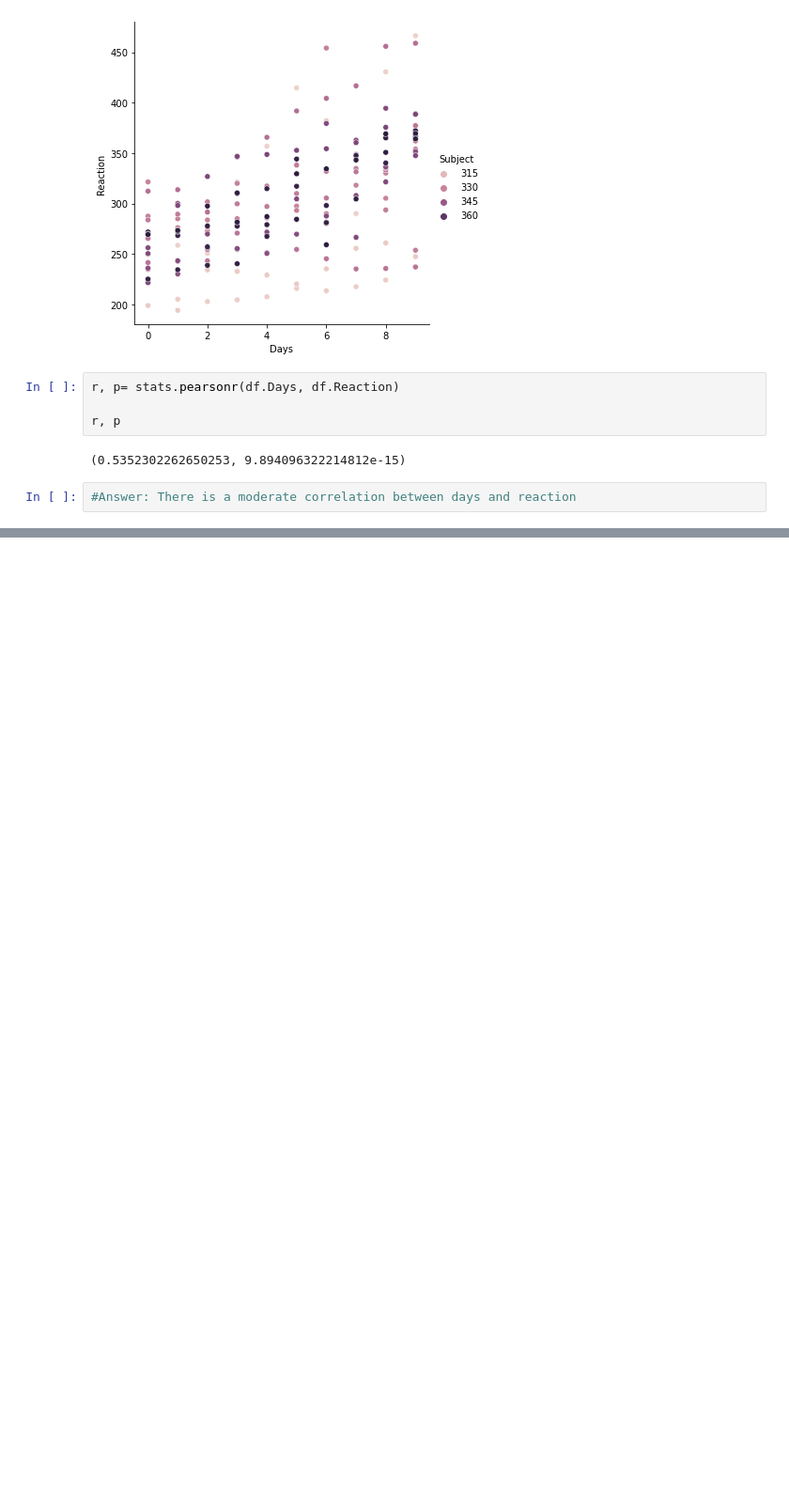
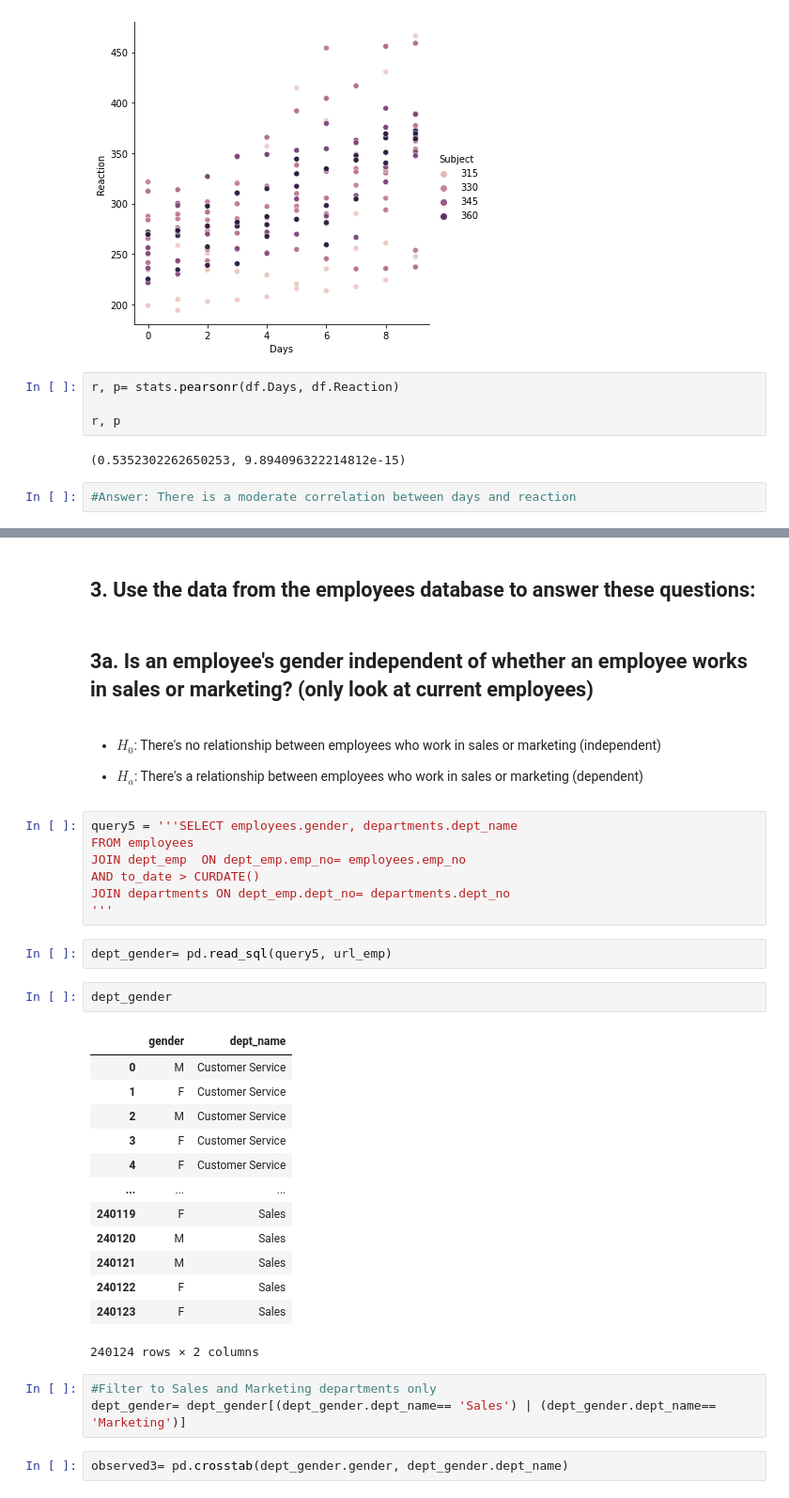
Before and after one commit to LinhQuach13/statistics-exercises, a Jupyter notebook: hypothesis_testing.ipynb, the cells around one changed output, grey strips where cells are left out. Shown at 94% size. Cells and saved outputs as stored; diff of their text form; blank space fills up the shorter version.

```diff
--- a/hypothesis_testing.ipynb
+++ b/hypothesis_testing.ipynb
@@ -889,0 +1070,39 @@ r, p
+# %% [markdown]
+## 3. Use the data from the employees database to answer these questions:
+# %% [markdown]
+## 3a. Is an employee's gender independent of whether an employee works in sales or marketing? (only look at current employees)
+# %% [markdown]
+- $H_{0}$: There's no relationship between employees who work in sales or marketing (independent)
+
+
+- $H_{a}$: There's a relationship between employees who work in sales or marketing (dependent)
+# %%
+query5 = '''SELECT employees.gender, departments.dept_name
+FROM employees
+JOIN dept_emp  ON dept_emp.emp_no= employees.emp_no
+AND to_date > CURDATE()
+JOIN departments ON dept_emp.dept_no= departments.dept_no
+'''
+# %%
+dept_gender= pd.read_sql(query5, url_emp)
+# %%
+dept_gender
+# %% [output]
+|  | gender | dept_name |
+| 0 | M | Customer Service |
+| 1 | F | Customer Service |
+| 2 | M | Customer Service |
+| 3 | F | Customer Service |
+| 4 | F | Customer Service |
+| ... | ... | ... |
+| 240119 | F | Sales |
+| 240120 | M | Sales |
+| 240121 | M | Sales |
+| 240122 | F | Sales |
+| 240123 | F | Sales |
+240124 rows × 2 columns
+# %%
+#Filter to Sales and Marketing departments only
+dept_gender= dept_gender[(dept_gender.dept_name== 'Sales') | (dept_gender.dept_name== 'Marketing')]
+# %%
+observed3= pd.crosstab(dept_gender.gender, dept_gender.dept_name)
```
Also changed, not shown: parts of 37 cells of this notebook.
